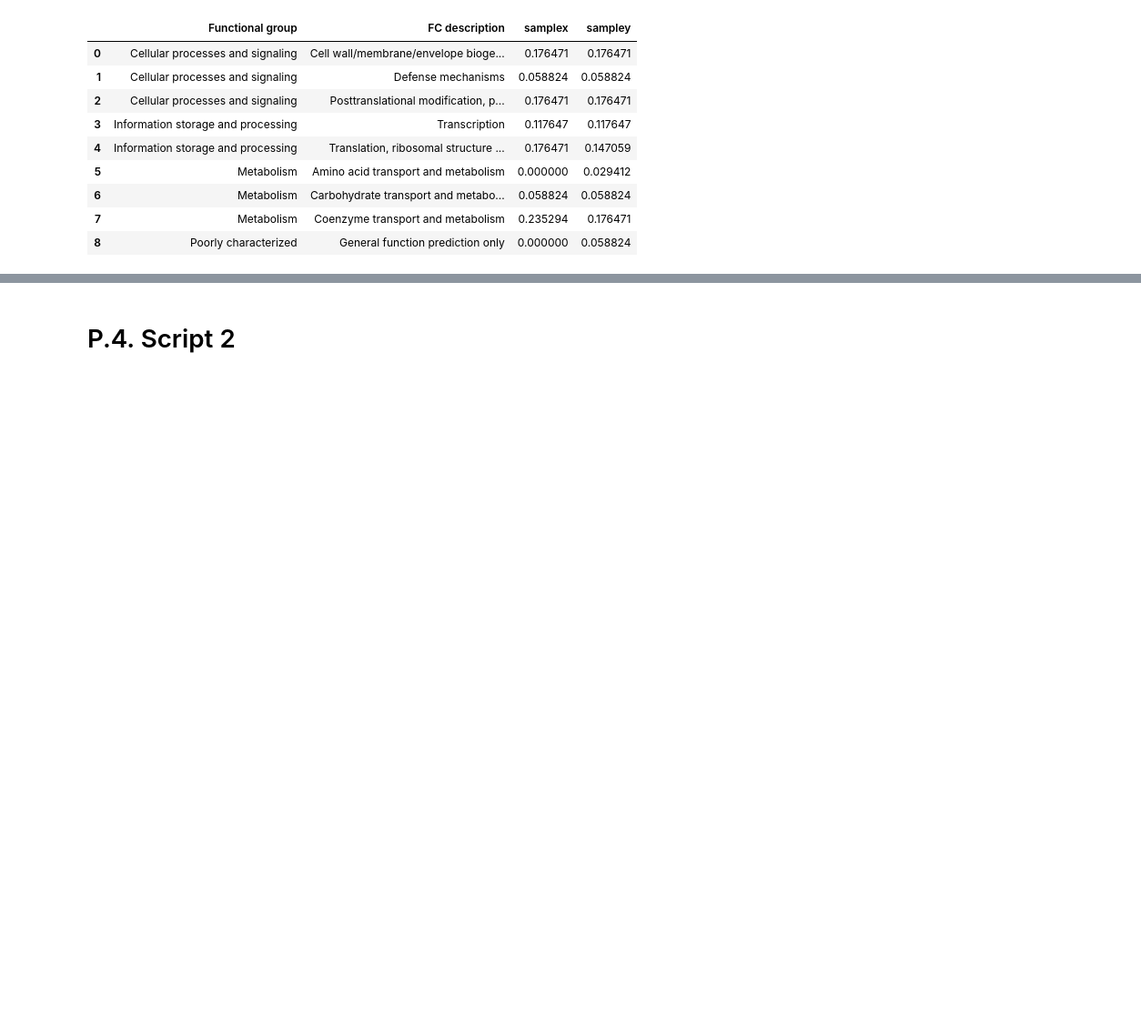
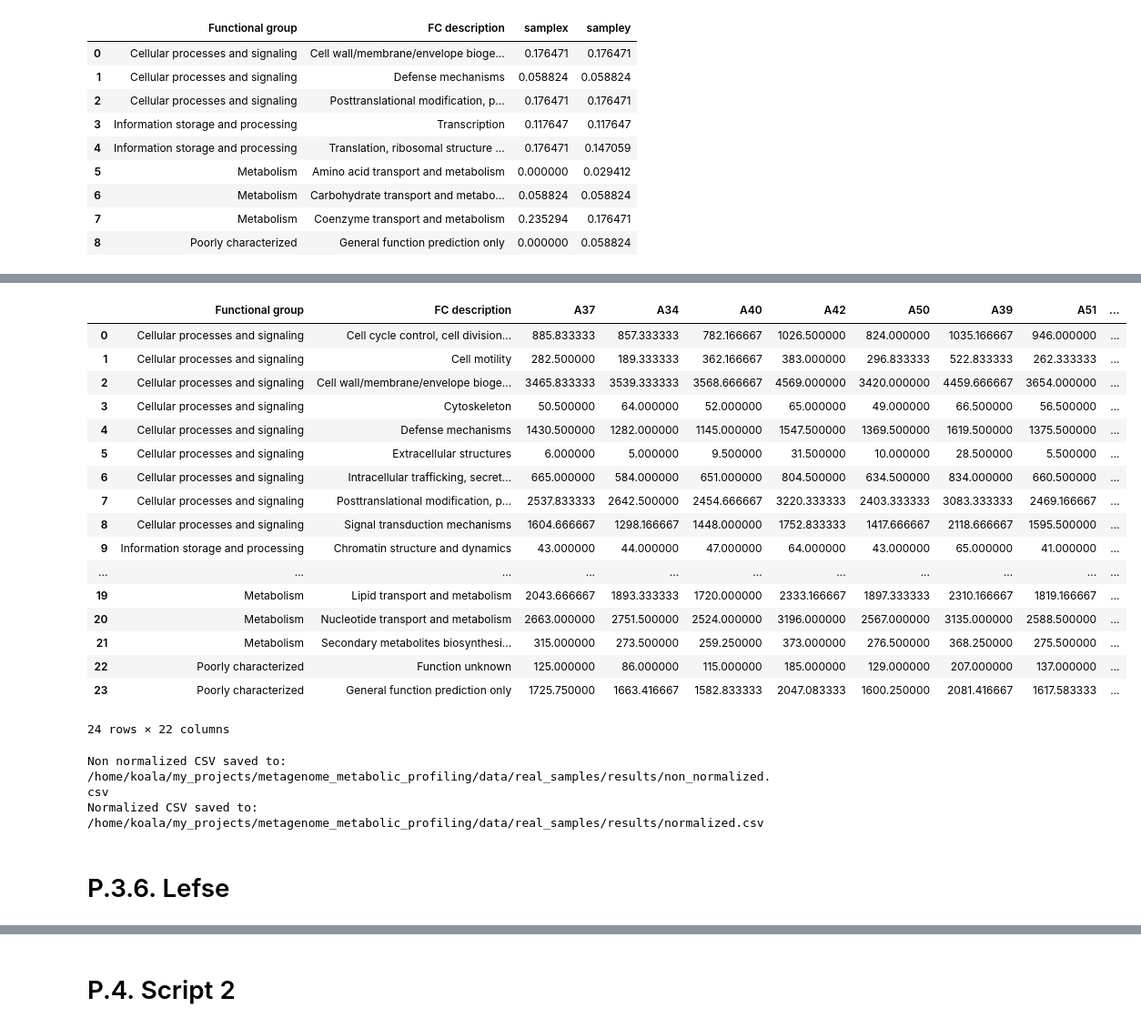
Before and after one commit to limrp/GeneVariantFastAPI, a Jupyter notebook: metagenome_metabolic_profiling/dev/script/met_prof_1.ipynb, the cells around one changed output, grey strips where cells are left out. Shown at 91% size. Saved outputs shown, nothing was run; the diff lists cells and outputs as text; code cells hidden in the pictures; blank space fills up the shorter version.

```diff
--- a/metagenome_metabolic_profiling/dev/script/met_prof_1.ipynb
+++ b/metagenome_metabolic_profiling/dev/script/met_prof_1.ipynb
@@ -805,3 +805,13 @@ normalized_combined
 | 6 | Metabolism | Carbohydrate transport and metabo... | 0.058824 | 0.058824 |
 | 7 | Metabolism | Coenzyme transport and metabolism | 0.235294 | 0.176471 |
 | 8 | Poorly characterized | General function prediction only | 0.000000 | 0.058824 |
+# %%
+samples_cog_dir = Path("/home/koala/my_projects/metagenome_metabolic_profiling/data/real_samples/id_cog")
+output_dir = Path("/home/koala/my_projects/metagenome_metabolic_profiling/data/real_samples/results")
+cog_def_file = "/home/koala/my_projects/metagenome_metabolic_profiling/data/cog-24.def.tab"
+cog_fun_file = "/home/koala/my_projects/metagenome_metabolic_profiling/data/cog-24.fun.edited.tab"
+
+non_normalized_combined, normalized_combined = process_all_samples(samples_cog_dir, output_dir, cog_def_file, cog_fun_file)
+
+non_normalized_combined
+# %% [output]
@@ -807,0 +835,47 @@ normalized_combined
+|  | Functional group | FC description | A37 | A34 | A40 | A42 | A50 | A39 | A51 | ... |
+| 0 | Cellular processes and signaling | Cell cycle control, cell division... | 885.833333 | 857.333333 | 782.166667 | 1026.500000 | 824.000000 | 1035.166667 | 946.000000 | ... |
+| 1 | Cellular processes and signaling | Cell motility | 282.500000 | 189.333333 | 362.166667 | 383.000000 | 296.833333 | 522.833333 | 262.333333 | ... |
+| 2 | Cellular processes and signaling | Cell wall/membrane/envelope bioge... | 3465.833333 | 3539.333333 | 3568.666667 | 4569.000000 | 3420.000000 | 4459.666667 | 3654.000000 | ... |
+| 3 | Cellular processes and signaling | Cytoskeleton | 50.500000 | 64.000000 | 52.000000 | 65.000000 | 49.000000 | 66.500000 | 56.500000 | ... |
+| 4 | Cellular processes and signaling | Defense mechanisms | 1430.500000 | 1282.000000 | 1145.000000 | 1547.500000 | 1369.500000 | 1619.500000 | 1375.500000 | ... |
+| 5 | Cellular processes and signaling | Extracellular structures | 6.000000 | 5.000000 | 9.500000 | 31.500000 | 10.000000 | 28.500000 | 5.500000 | ... |
+| 6 | Cellular processes and signaling | Intracellular trafficking, secret... | 665.000000 | 584.000000 | 651.000000 | 804.500000 | 634.500000 | 834.000000 | 660.500000 | ... |
+| 7 | Cellular processes and signaling | Posttranslational modification, p... | 2537.833333 | 2642.500000 | 2454.666667 | 3220.333333 | 2403.333333 | 3083.333333 | 2469.166667 | ... |
+| 8 | Cellular processes and signaling | Signal transduction mechanisms | 1604.666667 | 1298.166667 | 1448.000000 | 1752.833333 | 1417.666667 | 2118.666667 | 1595.500000 | ... |
+| 9 | Information storage and processing | Chromatin structure and dynamics | 43.000000 | 44.000000 | 47.000000 | 64.000000 | 43.000000 | 65.000000 | 41.000000 | ... |
+| ... | ... | ... | ... | ... | ... | ... | ... | ... | ... | ... |
+| 19 | Metabolism | Lipid transport and metabolism | 2043.666667 | 1893.333333 | 1720.000000 | 2333.166667 | 1897.333333 | 2310.166667 | 1819.166667 | ... |
+| 20 | Metabolism | Nucleotide transport and metabolism | 2663.000000 | 2751.500000 | 2524.000000 | 3196.000000 | 2567.000000 | 3135.000000 | 2588.500000 | ... |
+| 21 | Metabolism | Secondary metabolites biosynthesi... | 315.000000 | 273.500000 | 259.250000 | 373.000000 | 276.500000 | 368.250000 | 275.500000 | ... |
+| 22 | Poorly characterized | Function unknown | 125.000000 | 86.000000 | 115.000000 | 185.000000 | 129.000000 | 207.000000 | 137.000000 | ... |
+| 23 | Poorly characterized | General function prediction only | 1725.750000 | 1663.416667 | 1582.833333 | 2047.083333 | 1600.250000 | 2081.416667 | 1617.583333 | ... |
+24 rows × 22 columns
+# %%
+# Sort columns (the ones starting with 'A')
+def sort_sample_columns(df):
+    # Extract sample columns that start with 'A'
+    sample_columns = [col for col in df.columns if col.startswith('A')]
+
+    # Sort these columns based on the numeric part (e.g., A34, A35, ...)
+    sorted_columns = sorted(sample_columns, key=lambda x: int(x[1:]))
+
+    # Re-arrange the DataFrame by sorting the sample columns
+    return df[['Functional group', 'FC description'] + sorted_columns]
+
+# Apply sorting to both dataframes
+non_normalized_combined = sort_sample_columns(non_normalized_combined)
+normalized_combined = sort_sample_columns(normalized_combined)
+
+# Save the DataFrames
+output_dir = Path("/home/koala/my_projects/metagenome_metabolic_profiling/data/real_samples/results")
+output_dir.mkdir(parents=True, exist_ok=True)
+non_normalized_combined.to_csv(output_dir / "non_normalized.csv", index=False)
+normalized_combined.to_csv(output_dir / "normalized.csv", index=False)
+
+print(f"\nNon normalized CSV saved to: {output_dir / 'non_normalized.csv'}")
+print(f"Normalized CSV saved to: {output_dir / 'normalized.csv'}")
+# %% [output]
+Non normalized CSV saved to: /home/koala/my_projects/metagenome_metabolic_profiling/data/real_samples/results/non_normalized.csv
+Normalized CSV saved to: /home/koala/my_projects/metagenome_metabolic_profiling/data/real_samples/results/normalized.csv
+# %% [markdown]
+# P.3.6. Lefse
```
Also changed, not shown: parts of 11 cells of this notebook.
